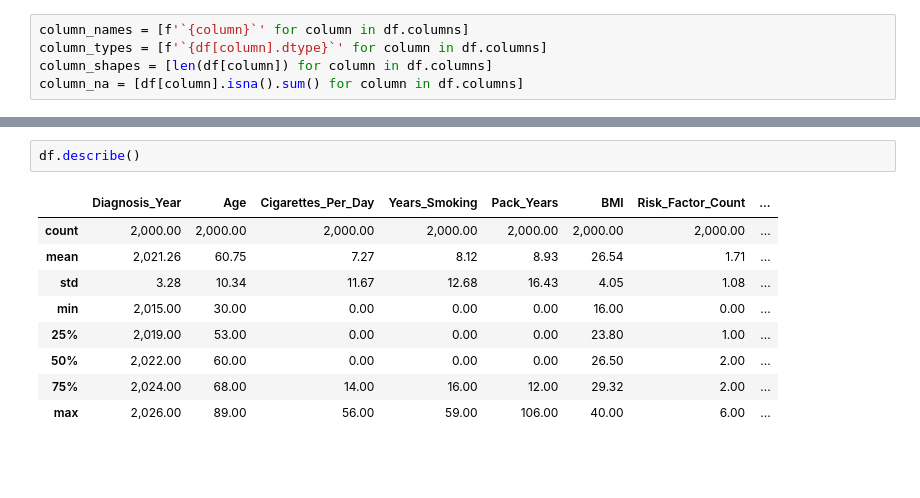
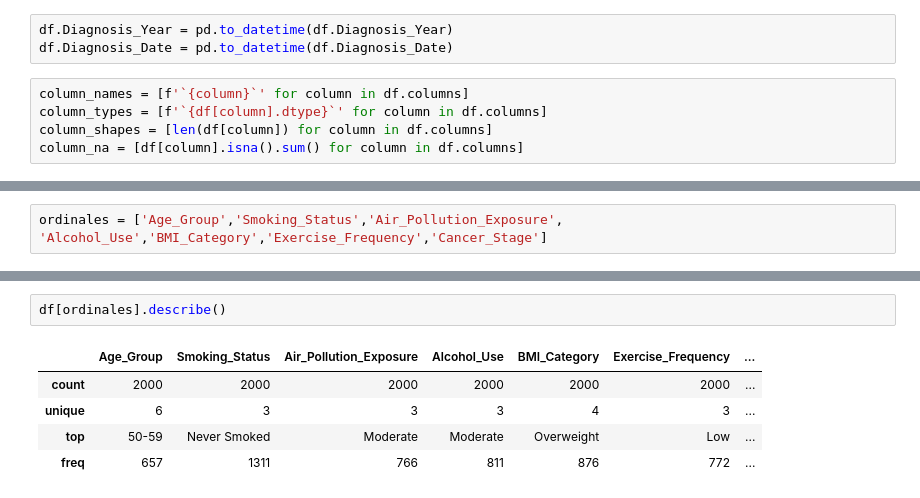
Before and after one commit to MiguelFigueroa02/MCPI_Student_Repo, a Jupyter notebook: courses/1-Semester/fundamentals of statistics/Projects/Notebooks/Estadística_Descriptiva_Visualización.ipynb, the cells around one changed output, grey strips where cells are left out. Saved outputs shown, nothing was run; the diff lists cells and outputs as text; blank space fills up the shorter version.

```diff
--- a/courses/1-Semester/fundamentals of statistics/Projects/Notebooks/Estadística_Descriptiva_Visualización.ipynb
+++ b/courses/1-Semester/fundamentals of statistics/Projects/Notebooks/Estadística_Descriptiva_Visualización.ipynb
@@ -51,6 +56,9 @@ df.head()
 | 2 | LC-0003 | 2017 | 2017-04-05 | Western Pacific | Japan | 53 | 50-59 | Female | ... |
 | 3 | LC-0004 | 2018 | 2018-11-24 | Western Pacific | Singapore | 55 | 50-59 | Male | ... |
 | 4 | LC-0005 | 2024 | 2024-02-19 | Western Pacific | Malaysia | 54 | 50-59 | Male | ... |
+# %%
+df.Diagnosis_Year = pd.to_datetime(df.Diagnosis_Year)
+df.Diagnosis_Date = pd.to_datetime(df.Diagnosis_Date)
 # %%
 column_names = [f'`{column}`' for column in df.columns]
 column_types = [f'`{df[column].dtype}`' for column in df.columns]
@@ -114,0 +137,2 @@ df_analysis = pd.DataFrame({
+# %%
+ordinales = ['Age_Group','Smoking_Status','Air_Pollution_Exposure', 'Alcohol_Use','BMI_Category','Exercise_Frequency','Cancer_Stage']
@@ -115,12 +181,8 @@ df_analysis = pd.DataFrame({
 # %%
-df.describe()
+df[ordinales].describe()
 # %% [output]
-|  | Diagnosis_Year | Age | Cigarettes_Per_Day | Years_Smoking | Pack_Years | BMI | Risk_Factor_Count | ... |
-| count | 2,000.00 | 2,000.00 | 2,000.00 | 2,000.00 | 2,000.00 | 2,000.00 | 2,000.00 | ... |
-| mean | 2,021.26 | 60.75 | 7.27 | 8.12 | 8.93 | 26.54 | 1.71 | ... |
-| std | 3.28 | 10.34 | 11.67 | 12.68 | 16.43 | 4.05 | 1.08 | ... |
-| min | 2,015.00 | 30.00 | 0.00 | 0.00 | 0.00 | 16.00 | 0.00 | ... |
-| 25% | 2,019.00 | 53.00 | 0.00 | 0.00 | 0.00 | 23.80 | 1.00 | ... |
-| 50% | 2,022.00 | 60.00 | 0.00 | 0.00 | 0.00 | 26.50 | 2.00 | ... |
-| 75% | 2,024.00 | 68.00 | 14.00 | 16.00 | 12.00 | 29.32 | 2.00 | ... |
-| max | 2,026.00 | 89.00 | 56.00 | 59.00 | 106.00 | 40.00 | 6.00 | ... |
+|  | Age_Group | Smoking_Status | Air_Pollution_Exposure | Alcohol_Use | BMI_Category | Exercise_Frequency | ... |
+| count | 2000 | 2000 | 2000 | 2000 | 2000 | 2000 | ... |
+| unique | 6 | 3 | 3 | 3 | 4 | 3 | ... |
+| top | 50-59 | Never Smoked | Moderate | Moderate | Overweight | Low | ... |
+| freq | 657 | 1311 | 766 | 811 | 876 | 772 | ... |
```
Also changed, not shown: parts of 18 cells of this notebook.
